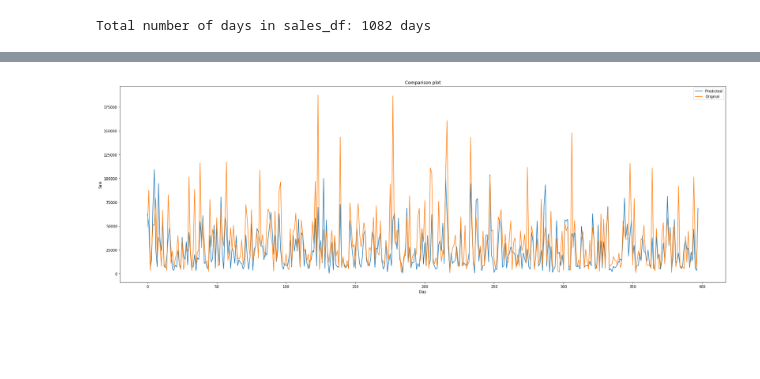
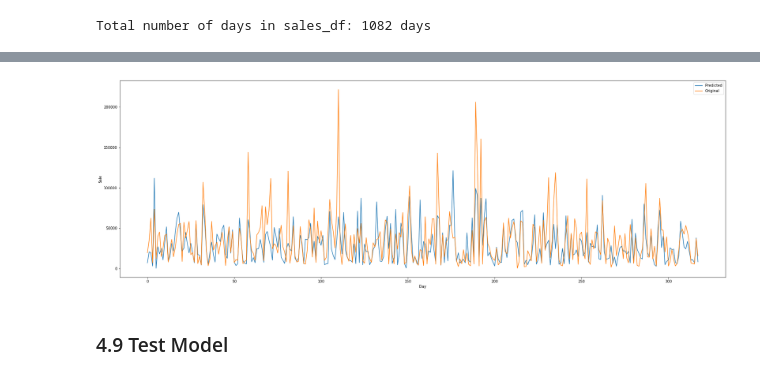
Before and after one commit to risa1796/-A-Study-of-Customers-Insurance-Charges, a Jupyter notebook: E_Commerce_Jewelry.ipynb, the cells around one changed output, grey strips where cells are left out. Cells and saved outputs as stored; diff of their text form; code cells hidden in the pictures; blank space fills up the shorter version.

```diff
--- a/E_Commerce_Jewelry.ipynb
+++ b/E_Commerce_Jewelry.ipynb
@@ -564,8 +539,11 @@ labels_col = 'USDPrice(t+%d)' % lag_size
 labels = series[labels_col]
 series = series.drop(labels_col, axis=1)
 
-X_train, X_valid, Y_train, Y_valid = train_test_split(series, labels.values, test_size=0.4, random_state=0)
+
+X_train, X_test, Y_train, Y_test = train_test_split(series, labels.values, test_size=0.2, random_state=0)
+X_train, X_valid, Y_train, Y_valid = train_test_split(X_train, Y_train, test_size=0.4, random_state=0)
 print('Train set shape', X_train.shape)
 print('Validation set shape', X_valid.shape)
+print('Test set shape', X_test.shape)
 X_train.head()
 # %% [output]
@@ -673,24 +677,21 @@ Validation rmse: 24824.678306919297
 # %%
 length = len(lstm_valid_pred)
 # %%
-# importing the modules
-import numpy as np
-import matplotlib.pyplot as plt
-
 # data to be plotted
 x = np.arange(0, length)
 y1 = lstm_valid_pred[:length]
 y2 = Y_valid[:length]
 
 plt.figure(figsize=(30, 10))
 
 # plotting
-plt.title("Comparison plot")
 plt.xlabel("Day")
 plt.ylabel("Sale")
 plt.plot(x, y1.reshape(-1), label = "Predicted")
 plt.plot(x, y2.reshape(-1), label = "Original")
 plt.legend()
 plt.show()
 # %% [output]
-[figure, old version]
+[figure, new version]
+# %% [markdown]
+### 4.9 Test Model
```
Also changed, not shown: parts of 74 cells of this notebook.
